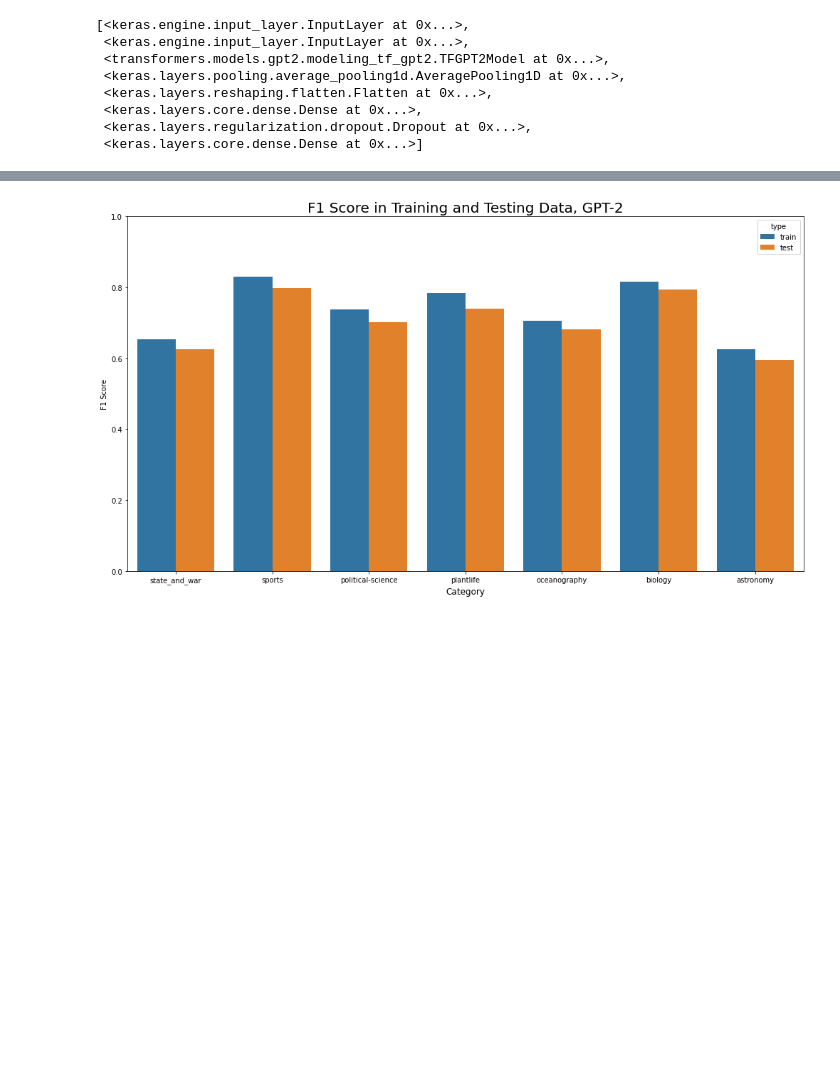
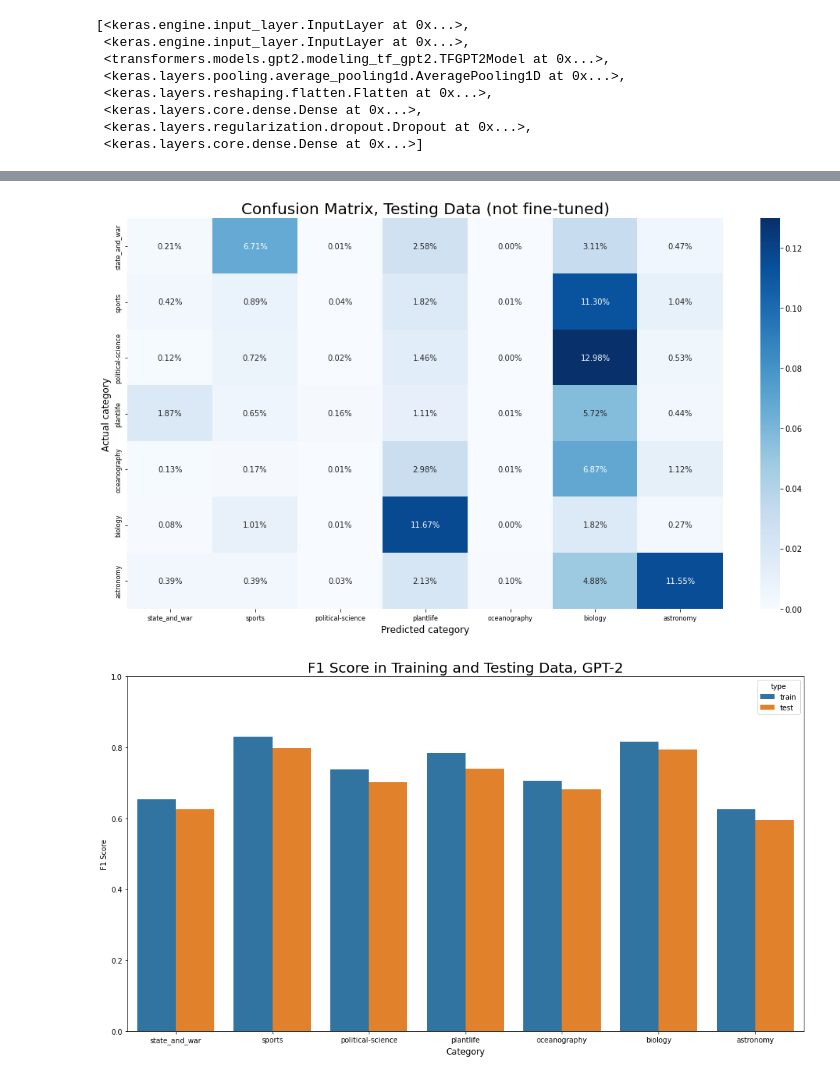
Before and after one commit to uva-ds6050-su22-g6/model, a Jupyter notebook: model_gpt.ipynb, the cells around one changed output, grey strips where cells are left out. Drawn from its saved outputs; the diff is of its cells as text; code cells hidden in the pictures; blank space fills up the shorter version.

```diff
--- a/model_gpt.ipynb
+++ b/model_gpt.ipynb
@@ -315,3 +338,7 @@ plt.show()
+# %%
+plot_cm(untr_test_cm, 'GPT-2 Confusion Matrix, Testing Data (not fine-tuned)')
+# %% [output]
+[figure, added]
 # %%
 # see f1 scores
 # threshold is just median/mean rounded up to the nearest 0.15
```
Also changed, not shown: parts of 27 cells of this notebook.
